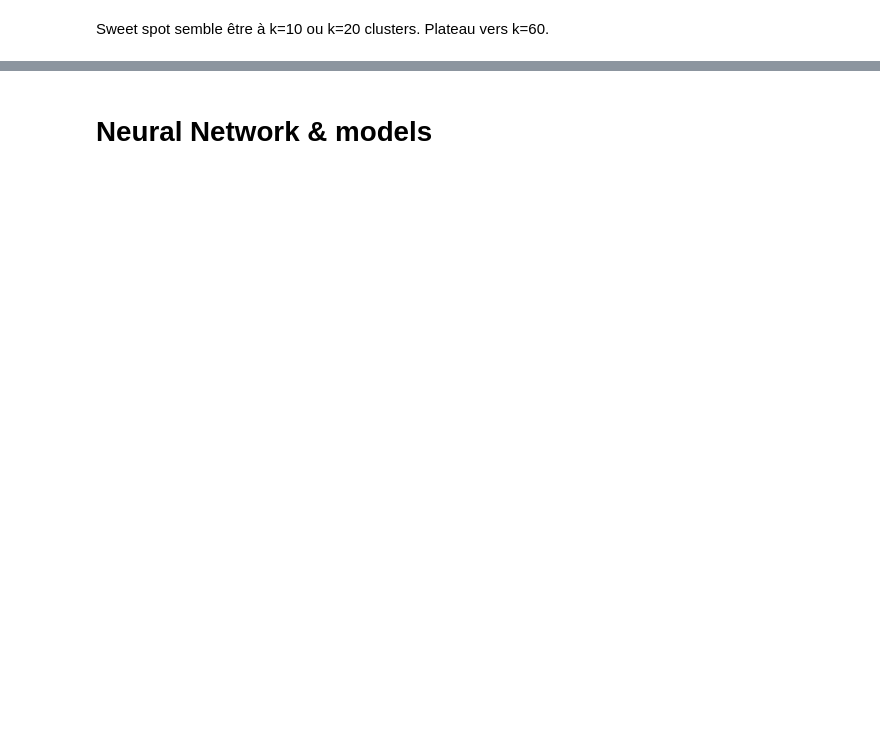
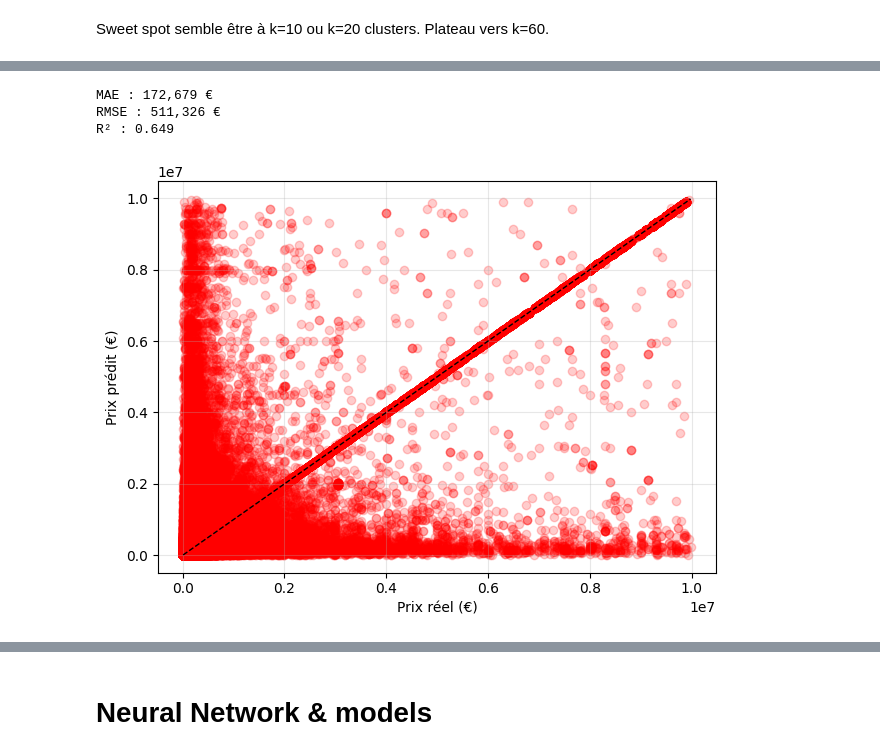
Before and after one commit to Droxxorie/Projet_MML, a Jupyter notebook: Projet.ipynb, the cells around one changed output, grey strips where cells are left out. Saved outputs shown, nothing was run; the diff lists cells and outputs as text; code cells hidden in the pictures; blank space fills up the shorter version.

```diff
--- a/Projet.ipynb
+++ b/Projet.ipynb
@@ -564,0 +606,9 @@ Sweet spot semble être à k=10 ou k=20 clusters. Plateau vers k=60.
+# %%
+model_tree = DecisionTreeRegressor(max_depth= 100)
+model_tree.fit(X_train, y_train)
+evaluate_model(model_tree, X_test, y_test)
+# %% [output]
+MAE : 172,679 €
+RMSE : 511,326 €
+R² : 0.649
+[figure, added]
```
Also changed, not shown: parts of 17 cells of this notebook.
